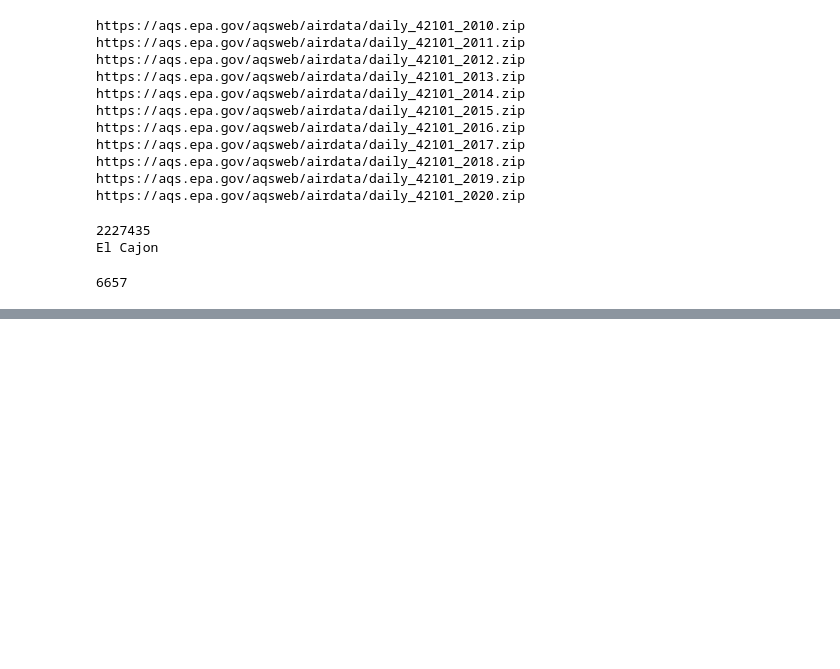
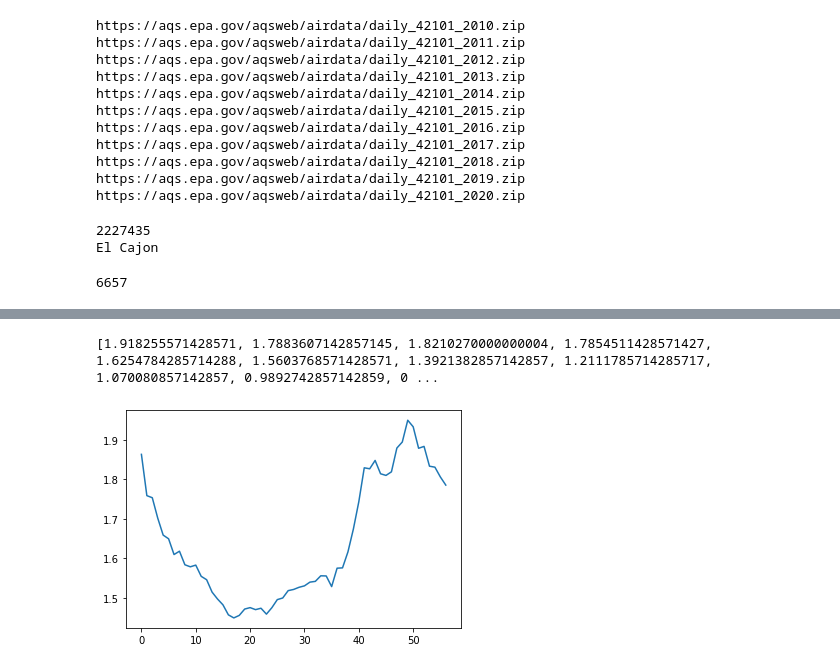
Before and after one commit to ECE143-WI21-Team5/Final_Project, a Jupyter notebook: recursive_predictions/recursive_prediction.ipynb, the cells around one changed output, grey strips where cells are left out. Cells and saved outputs as stored; diff of their text form; code cells hidden in the pictures; blank space fills up the shorter version.

```diff
--- a/recursive_predictions/recursive_prediction.ipynb
+++ b/recursive_predictions/recursive_prediction.ipynb
@@ -123,0 +139,20 @@ TypeError: float() argument must be a string or a number, not 'datetime.datetime
+# %%
+test_data = (y[890:])
+print(test_data)
+# %% [output]
+[1.918255571428571, 1.7883607142857145, 1.8210270000000004, 1.7854511428571427, 1.6254784285714288, 1.5603768571428571, 1.3921382857142857, 1.2111785714285717, 1.070080857142857, 0.9892742857142859, 0 ...
+# %%
+my_order = (0,1,0)
+my_seasonal_order = (1, 0, 1, 52)
+# define model
+model = SARIMAX(trainData[1], order=my_order, seasonal_order=my_seasonal_order)
+# %%
+model_fit = model.fit()
+# %%
+#get the predictions and residuals
+predictions = model_fit.forecast(len(test_data))
+plt.plot(list(range(len(predictions))),predictions)
+plt.show()
+residuals = test_data - predictions
+# %% [output]
+[figure, added]
```
Also changed, not shown: parts of 15 cells of this notebook.
